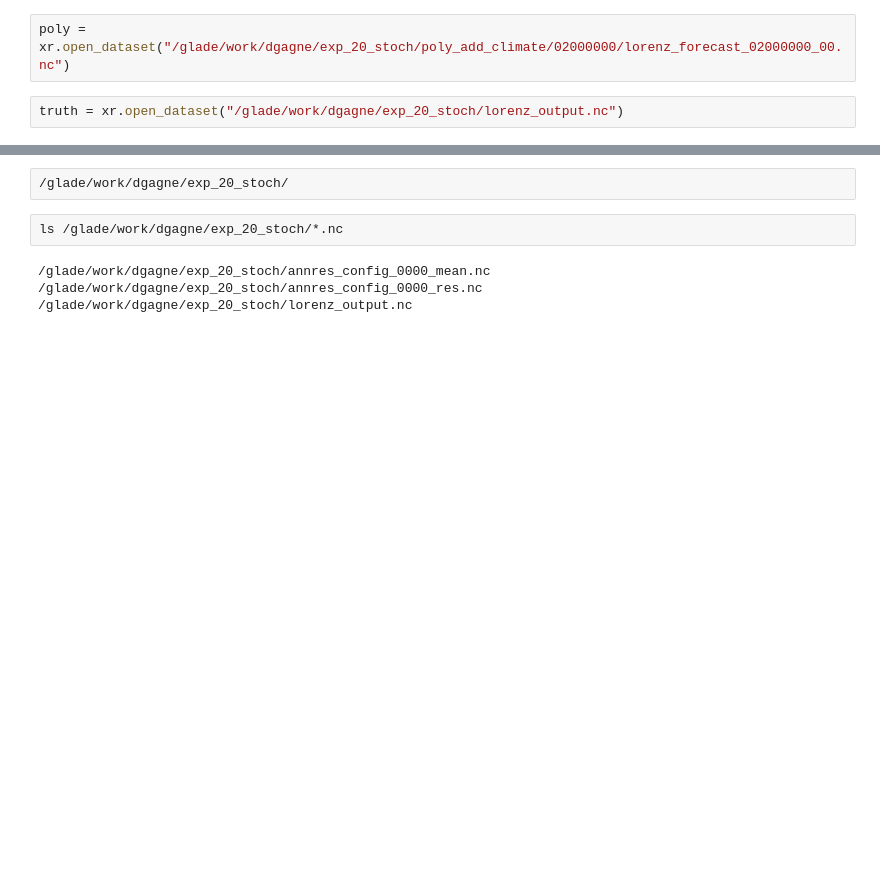
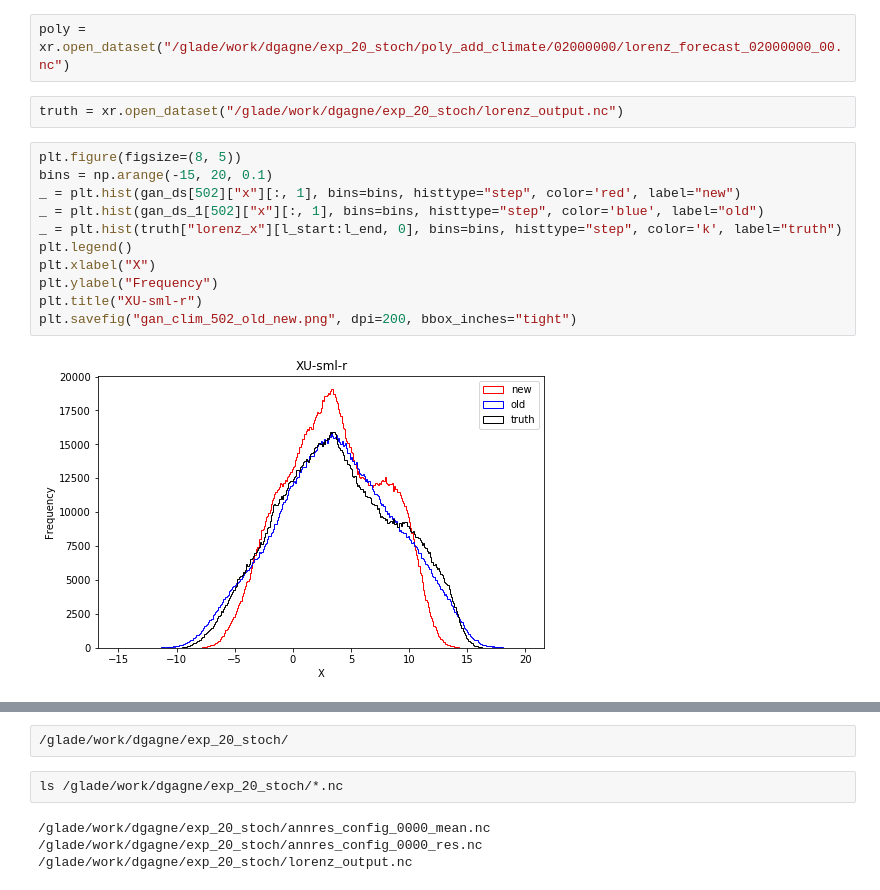
Before and after one commit to djgagne/lorenz_gan, a Jupyter notebook: notebooks/wavelets.ipynb, the cells around one changed output, grey strips where cells are left out. Saved outputs shown, nothing was run; the diff lists cells and outputs as text; blank space fills up the shorter version.

```diff
--- a/notebooks/wavelets.ipynb
+++ b/notebooks/wavelets.ipynb
@@ -15,3 +139,16 @@ for gi in gan_index:
 poly = xr.open_dataset("/glade/work/dgagne/exp_20_stoch/poly_add_climate/02000000/lorenz_forecast_02000000_00.nc")
 # %%
 truth = xr.open_dataset("/glade/work/dgagne/exp_20_stoch/lorenz_output.nc")
+# %%
+plt.figure(figsize=(8, 5))
+bins = np.arange(-15, 20, 0.1)
+_ = plt.hist(gan_ds[502]["x"][:, 1], bins=bins, histtype="step", color='red', label="new")
+_ = plt.hist(gan_ds_1[502]["x"][:, 1], bins=bins, histtype="step", color='blue', label="old")
+_ = plt.hist(truth["lorenz_x"][l_start:l_end, 0], bins=bins, histtype="step", color='k', label="truth")
+plt.legend()
+plt.xlabel("X")
+plt.ylabel("Frequency")
+plt.title("XU-sml-r")
+plt.savefig("gan_clim_502_old_new.png", dpi=200, bbox_inches="tight")
+# %% [output]
+[figure, added]
```
Also changed, not shown: parts of 25 cells of this notebook, 5 other files.
